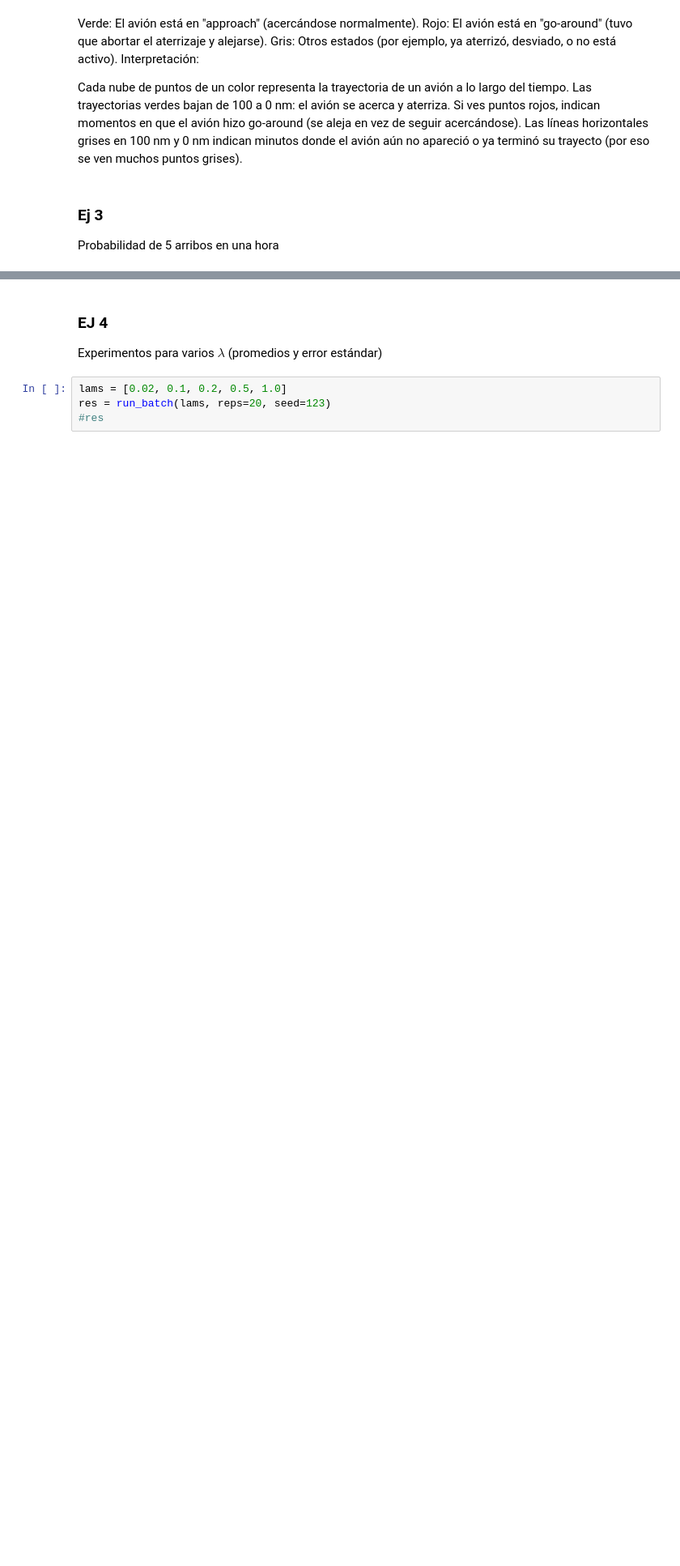
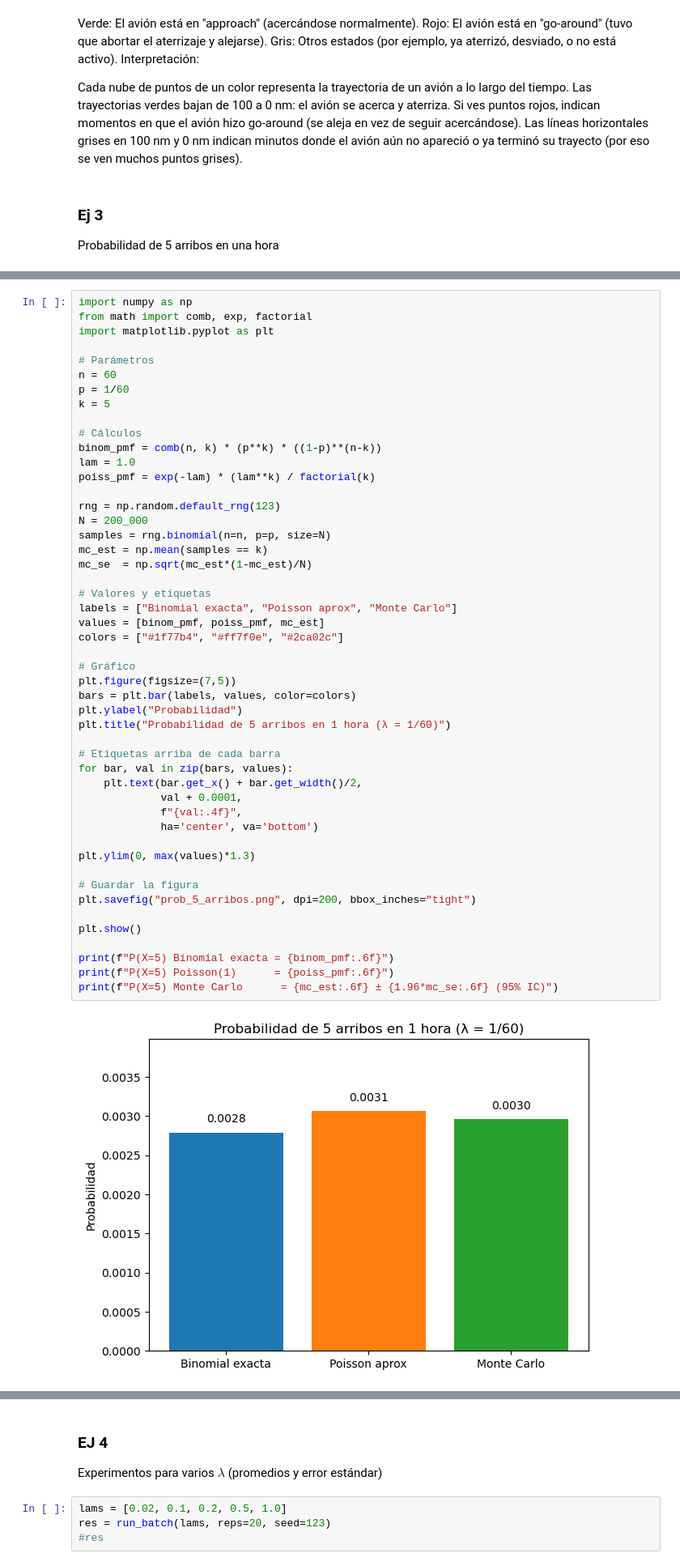
Before and after one commit to 1sabelnunez/TP1_ACN, a Jupyter notebook: TP1_ACN_demo.ipynb, the cells around one changed output, grey strips where cells are left out. Shown: that part at 81% size. Cells and saved outputs as stored; diff of their text form; blank space fills up the shorter version.

```diff
--- a/TP1_ACN_demo.ipynb
+++ b/TP1_ACN_demo.ipynb
@@ -127,0 +147,51 @@ print(f"P(X=5) Monte Carlo      = {mc_est:.6f} ± {1.96*mc_se:.6f} (95% IC)")
+# %%
+import numpy as np
+from math import comb, exp, factorial
+import matplotlib.pyplot as plt
+
+# Parámetros
+n = 60
+p = 1/60
+k = 5
+
+# Cálculos
+binom_pmf = comb(n, k) * (p**k) * ((1-p)**(n-k))
+lam = 1.0
+poiss_pmf = exp(-lam) * (lam**k) / factorial(k)
+
+rng = np.random.default_rng(123)
+N = 200_000
+samples = rng.binomial(n=n, p=p, size=N)
+mc_est = np.mean(samples == k)
+mc_se  = np.sqrt(mc_est*(1-mc_est)/N)
+
+# Valores y etiquetas
+labels = ["Binomial exacta", "Poisson aprox", "Monte Carlo"]
+values = [binom_pmf, poiss_pmf, mc_est]
+colors = ["#1f77b4", "#ff7f0e", "#2ca02c"]
+
+# Gráfico
+plt.figure(figsize=(7,5))
+bars = plt.bar(labels, values, color=colors)
+plt.ylabel("Probabilidad")
+plt.title("Probabilidad de 5 arribos en 1 hora (λ = 1/60)")
+
+# Etiquetas arriba de cada barra
+for bar, val in zip(bars, values):
+    plt.text(bar.get_x() + bar.get_width()/2,
+             val + 0.0001,
+             f"{val:.4f}",
+             ha='center', va='bottom')
+
+plt.ylim(0, max(values)*1.3)
+
+# Guardar la figura
+plt.savefig("prob_5_arribos.png", dpi=200, bbox_inches="tight")
+
+plt.show()
+
+print(f"P(X=5) Binomial exacta = {binom_pmf:.6f}")
+print(f"P(X=5) Poisson(1)      = {poiss_pmf:.6f}")
+print(f"P(X=5) Monte Carlo      = {mc_est:.6f} ± {1.96*mc_se:.6f} (95% IC)")
+# %% [output]
+[figure, added]
```
Also changed, not shown: parts of 16 cells of this notebook, 1 other file.
